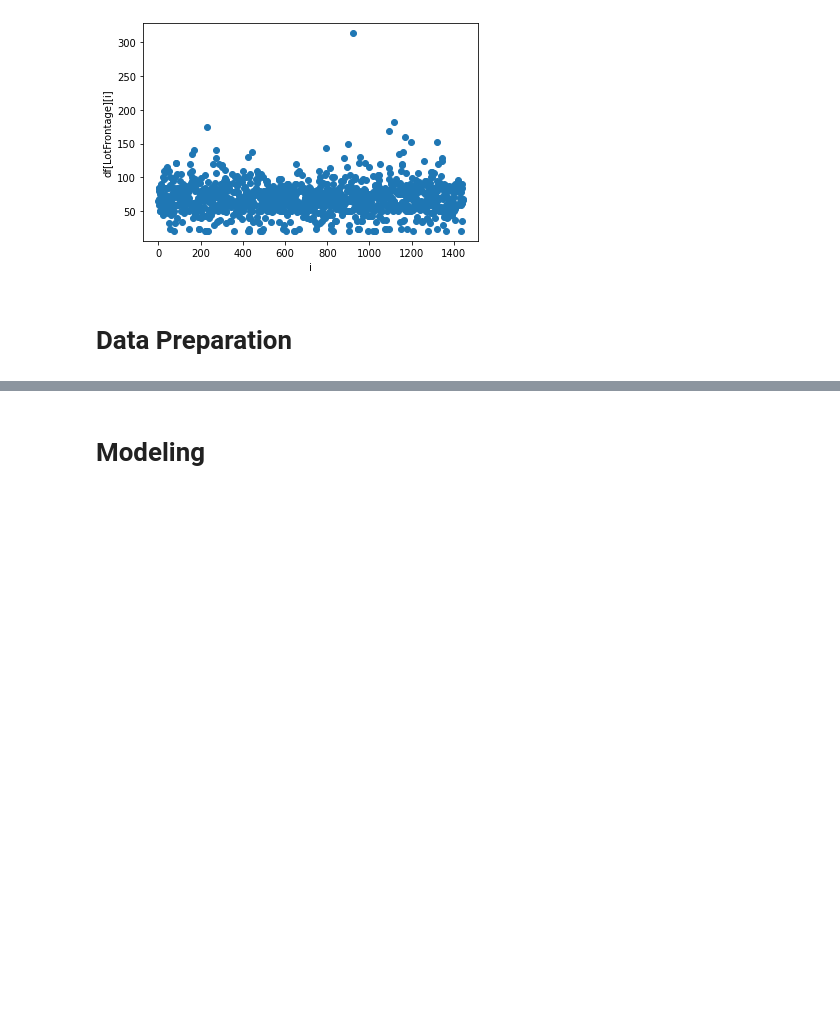
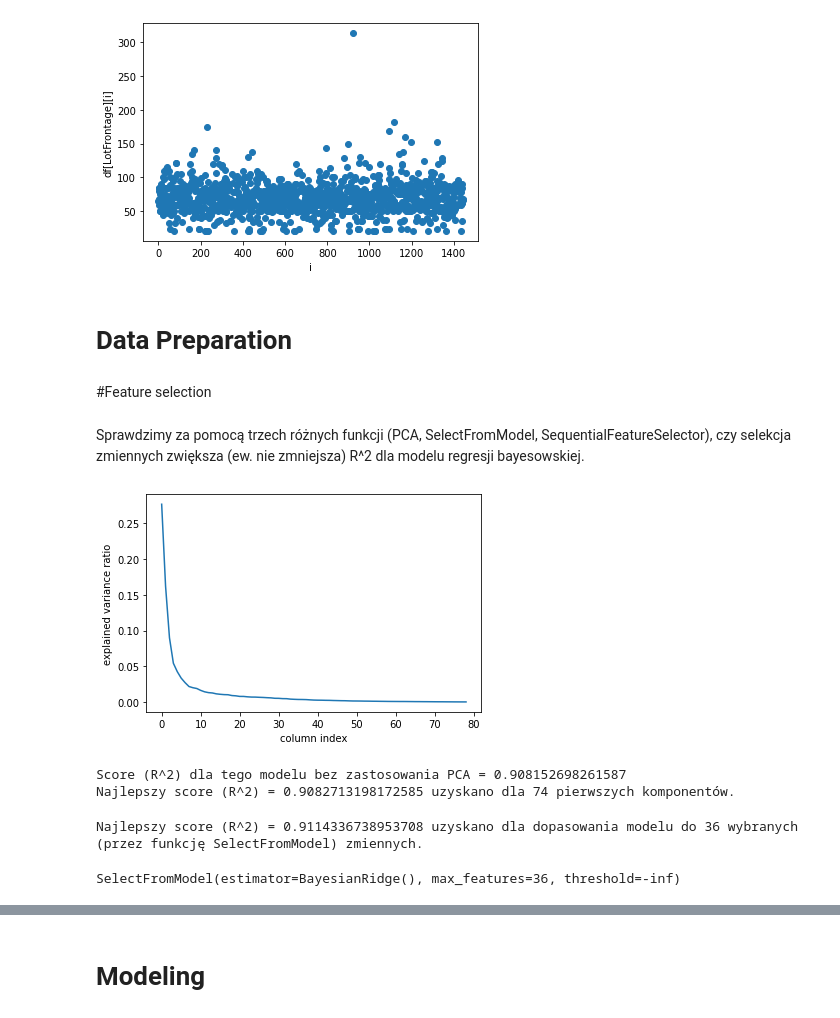
Before and after one commit to jedrexd/WTUM_11_2022, a Jupyter notebook: Projekt.ipynb, the cells around one changed output, grey strips where cells are left out. Drawn from its saved outputs; the diff is of its cells as text; code cells hidden in the pictures; blank space fills up the shorter version.

Commit message:
feature selection

```diff
--- a/Projekt.ipynb
+++ b/Projekt.ipynb
@@ -467,8 +431,9 @@ def preprocess(dataframe):
     # 3) zamiana / pozbycie sie outlierow (jesli trzeba)
     # 4) skalowanie zmiennych ciaglych
     def preprocess_column(column, fill_na=None, encoding_dict=None, label_encode=False, is_continues=False, has_outliers=False):
-        if fill_na:
+        if fill_na is not None:
             column.fillna(fill_na, inplace=True)
+
 
         if encoding_dict:
             column.replace(encoding_dict, inplace=True)
@@ -744,8 +709,74 @@ def preprocess(dataframe):
 
     return dataframe
 # %%
-df = preprocess(df)
-df = df.values
+df1 = preprocess(df)
+df = df1.values
 
 X, y = df[:,:-1], df[:,-1]
 X_train, X_test, y_train, y_test = train_test_split(X, y, train_size=0.7)
+# %% [markdown]
+#Feature selection
+# %% [markdown]
+Sprawdzimy za pomocą trzech różnych funkcji (PCA, SelectFromModel, SequentialFeatureSelector), czy selekcja zmiennych zwiększa (ew. nie zmniejsza) R^2 dla modelu regresji bayesowskiej.
+# %%
+# PCA
+
+X = df1.iloc[:,:-1]
+y = df[:,-1]
+X_train_pca, X_test_pca, y_train, y_test = train_test_split(X, y, train_size=0.7)
+X_train = X_train_pca.values
+X_test = X_test_pca.values
+
+pca = PCA()
+pca.fit(X_train_pca)
+plt.figure()
+plt.xlabel("column index")
+plt.ylabel("explained variance ratio")
+plt.plot(pca.explained_variance_ratio_) #procent wariancji wyjaśniany przez każdą ze zmiennych (ustawionych w kolejności od tej, która wyjaśnia najwięcej)
+plt.show()
+
+pca.components_ #komponenty główne
+X_train3 = pca.transform(X_train_pca)
+X_test3 = pca.transform(X_test_pca)
+
+m = BayesianRidge()
+m.fit(X_train_pca, y_train)
+print(f"Score (R^2) dla tego modelu bez zastosowania PCA = {m.score(X_test_pca, y_test)}")
+
+scores_pca = []
+for i in range(1,78):
+  m.fit(X_train3[:,0:i], y_train)
+  scores_pca.append(m.score(X_test3[:,0:i], y_test))
+
+print(f"Najlepszy score (R^2) = {max(scores_pca)} uzyskano dla {scores_pca.index(max(scores_pca))+1} pierwszych komponentów.")
+# %% [output]
+[figure, added]
+Score (R^2) dla tego modelu bez zastosowania PCA = 0.908152698261587
+Najlepszy score (R^2) = 0.9082713198172585 uzyskano dla 74 pierwszych komponentów.
+# %%
+#SelectFromModel
+#interesuje nas poprawa wkońcowego wyniku, stąd threshold=-np.inf i zmieniamy max_features, żeby porównać wyniki dla każdej możliwej liczby wybranych zmiennych
+
+#selector = SelectFromModel(estimator = BayesianRidge())
+#selector.fit(X_train, y_train)
+scores_sfm = []
+for i in range(1,79):
+  selector = SelectFromModel(estimator = BayesianRidge(), threshold=-np.inf, max_features=i)
+  selector.fit(X_train, y_train)
+  X_train4 = selector.transform(X_train)   #dopasowuje juz tylko do wybranych zmiennych
+  X_test4 = selector.transform(X_test)
+  m2 = BayesianRidge()
+  m2.fit(X_train4, y_train)
+  scores_sfm.append(m2.score(X_test4, y_test))
+
+print(f"Najlepszy score (R^2) = {max(scores_sfm)} uzyskano dla dopasowania modelu do {scores_sfm.index(max(scores_sfm))} wybranych (przez funkcję SelectFromModel) zmiennych.")
+
+#trochę lepszy score niż dla PCA
+# %% [output]
+Najlepszy score (R^2) = 0.9114336738953708 uzyskano dla dopasowania modelu do 36 wybranych (przez funkcję SelectFromModel) zmiennych.
+# %%
+m2 = BayesianRidge()
+sfm_best = SelectFromModel(estimator = BayesianRidge(), threshold=-np.inf, max_features=36)
+sfm_best.fit(X_train, y_train)
+# %% [output]
+SelectFromModel(estimator=BayesianRidge(), max_features=36, threshold=-inf)
```
Also changed, not shown: parts of 11 cells of this notebook.
